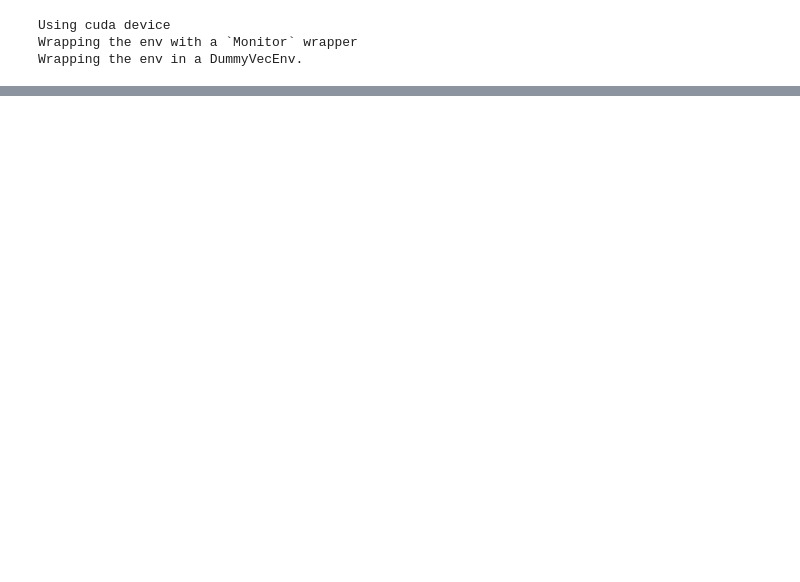
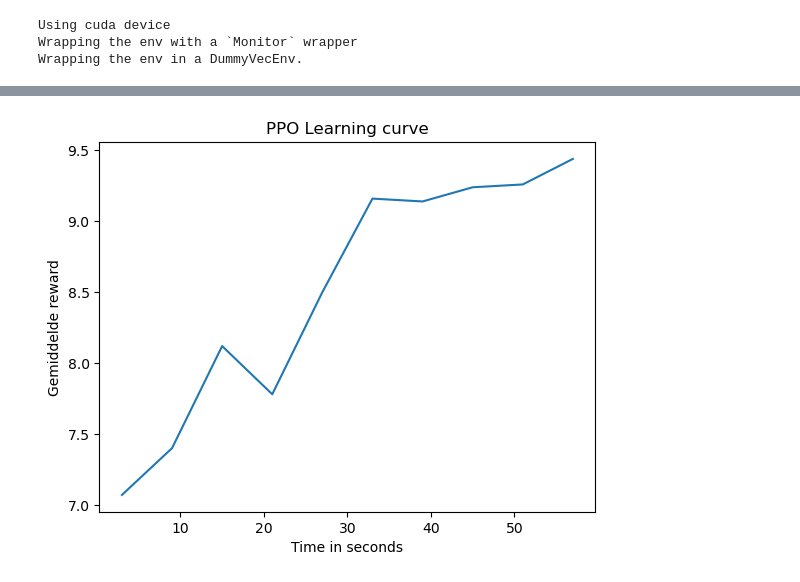
Before and after one commit to sefaozmenn/HumanMachineTeachersFiles, a Jupyter notebook: Reinforcement model Jesse/ Reinforcement model Jesse V3.ipynb, the cells around one changed output, grey strips where cells are left out. Saved outputs shown, nothing was run; the diff lists cells and outputs as text; code cells hidden in the pictures; blank space fills up the shorter version.

```diff
--- a/Reinforcement model Jesse/ Reinforcement model Jesse V3.ipynb
+++ b/Reinforcement model Jesse/ Reinforcement model Jesse V3.ipynb
@@ -208,0 +279,4 @@ model.learn(total_timesteps=20000)
+# %%
+PPO_Learning_curve["time"] = PPO_time
+PPO_Learning_curve["mean reward"] = PPO_results
+PPO_Learning_curve
@@ -208,0 +302,7 @@ model.learn(total_timesteps=20000)
+# %%
+fig = sns.lineplot(x = 'time', y = 'mean reward', data = PPO_Learning_curve)
+fig.set(xlabel='Time in seconds', ylabel='Gemiddelde reward')
+plt.title("PPO Learning curve")
+plt.show()
+# %% [output]
+[figure, added]
```
Also changed, not shown: parts of 22 cells of this notebook, 6 other files.
